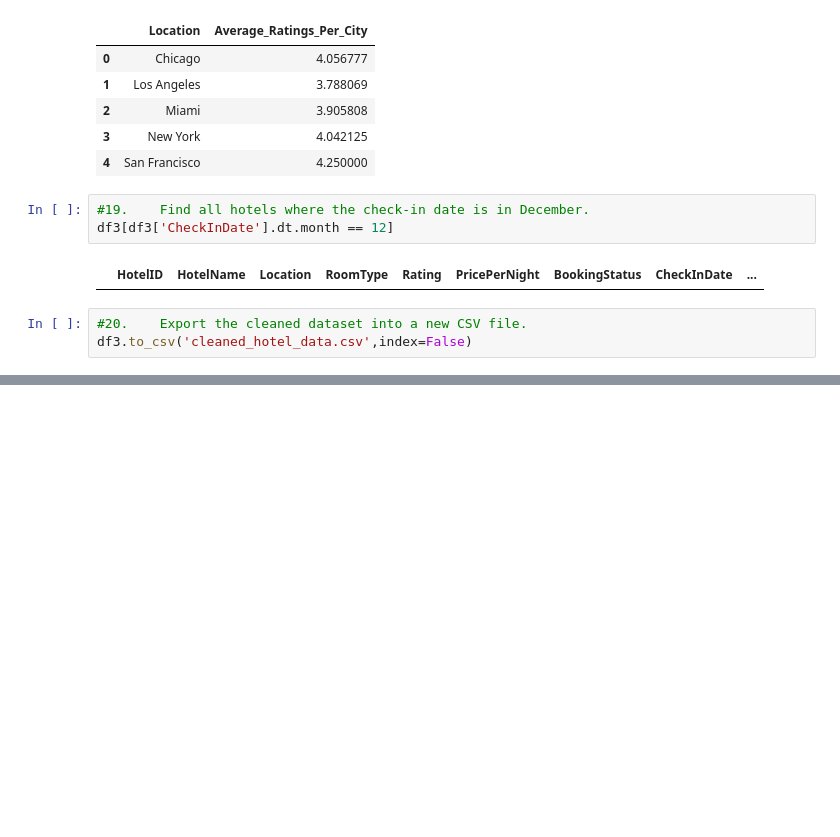
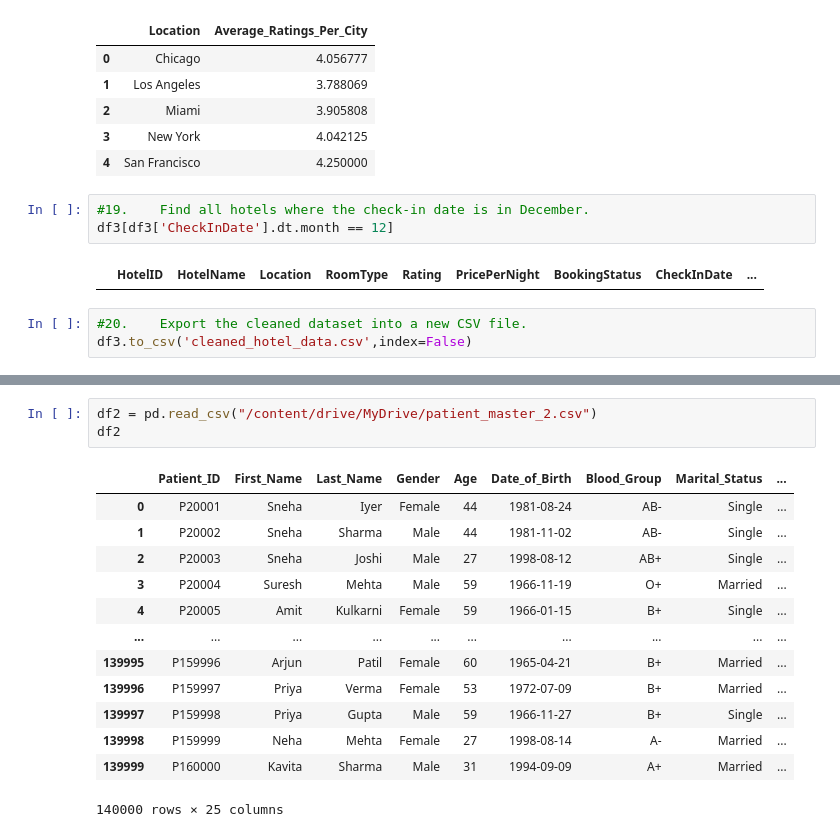
Before and after one commit to vaishnaviPatil1111/Python, a Jupyter notebook: Python_Pandas.ipynb, the cells around one changed output, grey strips where cells are left out. Drawn from its saved outputs; the diff is of its cells as text; blank space fills up the shorter version.

```diff
--- a/Python_Pandas.ipynb
+++ b/Python_Pandas.ipynb
@@ -1842,0 +1868,17 @@ df3.head(7)
+# %%
+df2 = pd.read_csv("/content/drive/MyDrive/patient_master_2.csv")
+df2
+# %% [output]
+|  | Patient_ID | First_Name | Last_Name | Gender | Age | Date_of_Birth | Blood_Group | Marital_Status | ... |
+| 0 | P20001 | Sneha | Iyer | Female | 44 | 1981-08-24 | AB- | Single | ... |
+| 1 | P20002 | Sneha | Sharma | Male | 44 | 1981-11-02 | AB- | Single | ... |
+| 2 | P20003 | Sneha | Joshi | Male | 27 | 1998-08-12 | AB+ | Single | ... |
+| 3 | P20004 | Suresh | Mehta | Male | 59 | 1966-11-19 | O+ | Married | ... |
+| 4 | P20005 | Amit | Kulkarni | Female | 59 | 1966-01-15 | B+ | Single | ... |
+| ... | ... | ... | ... | ... | ... | ... | ... | ... | ... |
+| 139995 | P159996 | Arjun | Patil | Female | 60 | 1965-04-21 | B+ | Married | ... |
+| 139996 | P159997 | Priya | Verma | Female | 53 | 1972-07-09 | B+ | Married | ... |
+| 139997 | P159998 | Priya | Gupta | Male | 59 | 1966-11-27 | B+ | Single | ... |
+| 139998 | P159999 | Neha | Mehta | Female | 27 | 1998-08-14 | A- | Married | ... |
+| 139999 | P160000 | Kavita | Sharma | Male | 31 | 1994-09-09 | A+ | Married | ... |
+140000 rows × 25 columns
```
Also changed, not shown: parts of 95 cells of this notebook.
